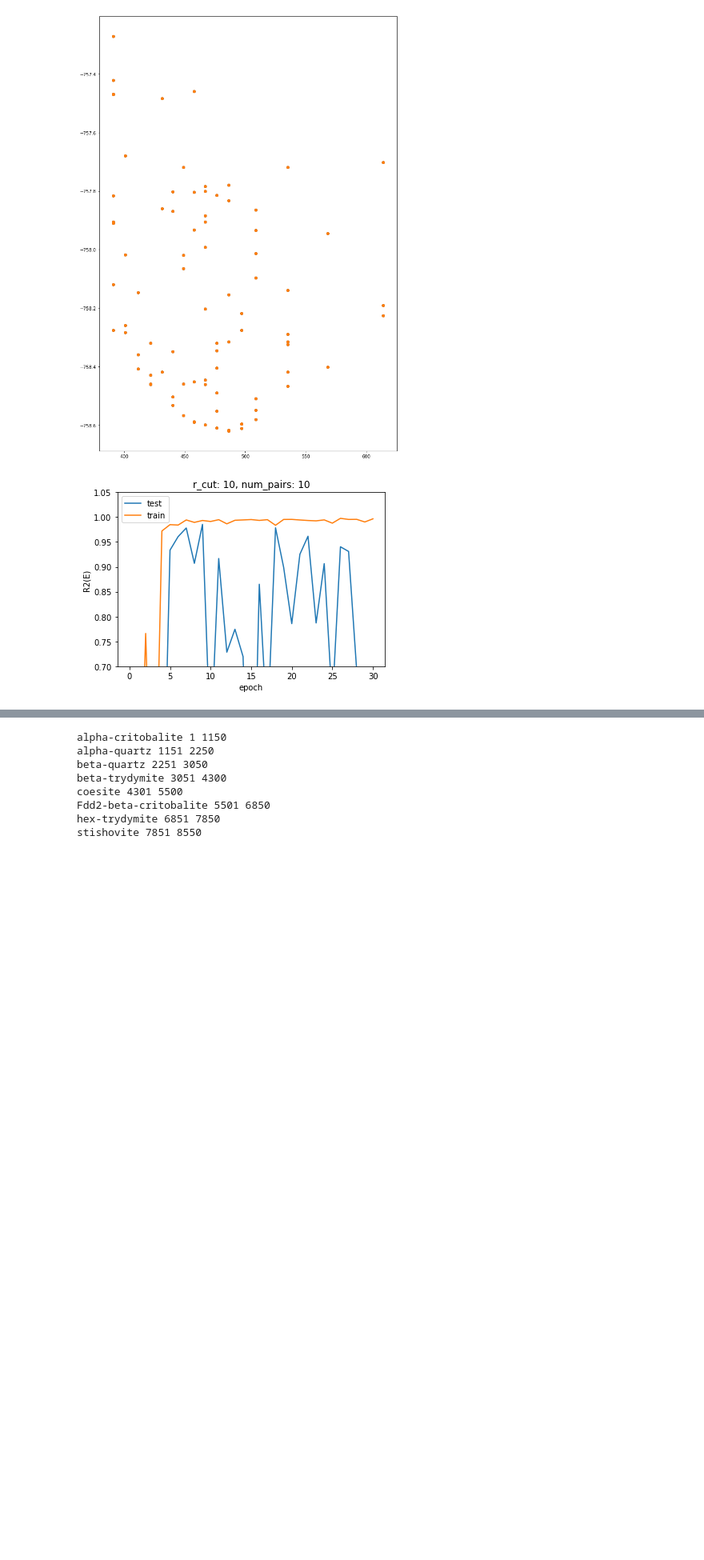
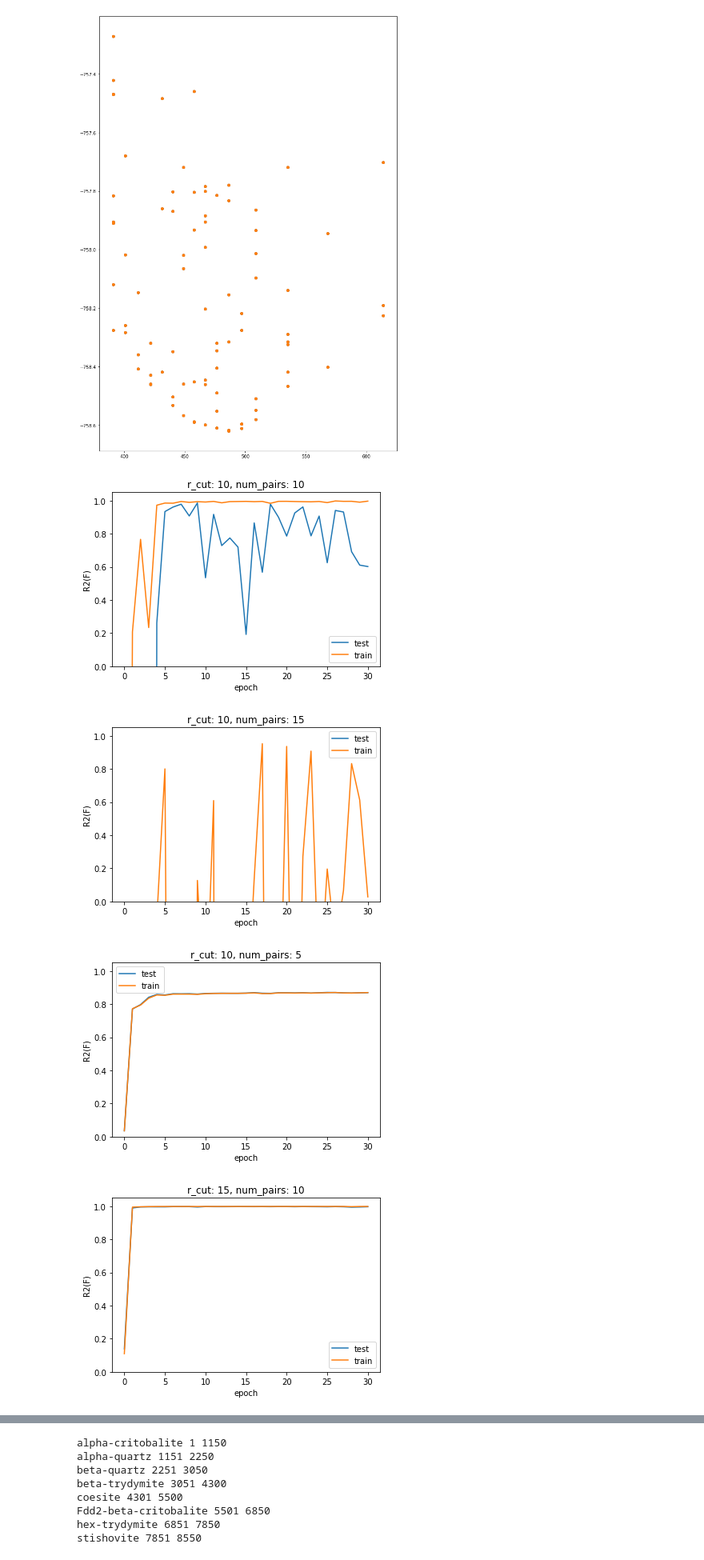
Before and after one commit to y1u0d2a1i/Research, a Jupyter notebook: scripts/wip/test.ipynb, the cells around one changed output, grey strips where cells are left out. Shown: that part at 80% size. Cells and saved outputs as stored; diff of their text form; code cells hidden in the pictures; blank space fills up the shorter version.

```diff
--- a/scripts/wip/test.ipynb
+++ b/scripts/wip/test.ipynb
@@ -105,32 +105,35 @@ plt.scatter(df_test_new[df_test_new.structure == 'beta-quartz'].Vol, df_test_new
 # %%
 import os
 import pandas as pd
 import numpy as np
 import glob
 import matplotlib.pyplot as plt
 plt.style.use({'figure.facecolor':'white'})
-dir_path = '/Users/y1u0d2/Desktop/Lab/result/nnp-train/20211126'
+dir_path = '/Users/y1u0d2/Desktop/Lab/result/nnp-train/20211126/scp'
 dirs = glob.glob(f'{dir_path}/nnp*')
 dirs.sort()
 
 for directory in dirs:
     r_cut = directory.split('/')[-1].split('_')[1]
     num_pairs = directory.split('/')[-1].split('_')[-1]
     if os.path.exists(f'{directory}/analyze/score_F.csv'):
         df = pd.read_csv(f'{directory}/analyze/score_F.csv')
         df['r_cut'] = r_cut
         df['num_pairs'] = num_pairs
         df_test = df[df.type == 'test']
         df_train = df[df.type == 'train']
 
         fig = plt.figure(figsize=(6,4))
         plt.title(f'r_cut: {r_cut}, num_pairs: {num_pairs}')
-        plt.ylim(0.7, 1.05)
+        plt.ylim(0, 1.05)
         plt.xlabel('epoch')
-        plt.ylabel('R2(E)')
+        plt.ylabel('R2(F)')
         plt.plot(df_test.epoch, df_test.R2, label="test")
         plt.plot(df_train.epoch, df_train.R2, label="train")
         plt.legend()
-        # fig.savefig(f'{dir_path}/pic/r_cut-{r_cut}_pairs-{num_pairs}.png')
+        fig.savefig(f'{dir_path}/pic/force/0-1/r_cut-{r_cut}_pairs-{num_pairs}.png')
 # %% [output]
-[figure, old version]
+[figure, new version]
+[figure, added]
+[figure, added]
+[figure, added]
```
Also changed, not shown: parts of 1 cell of this notebook, 1 other file.
